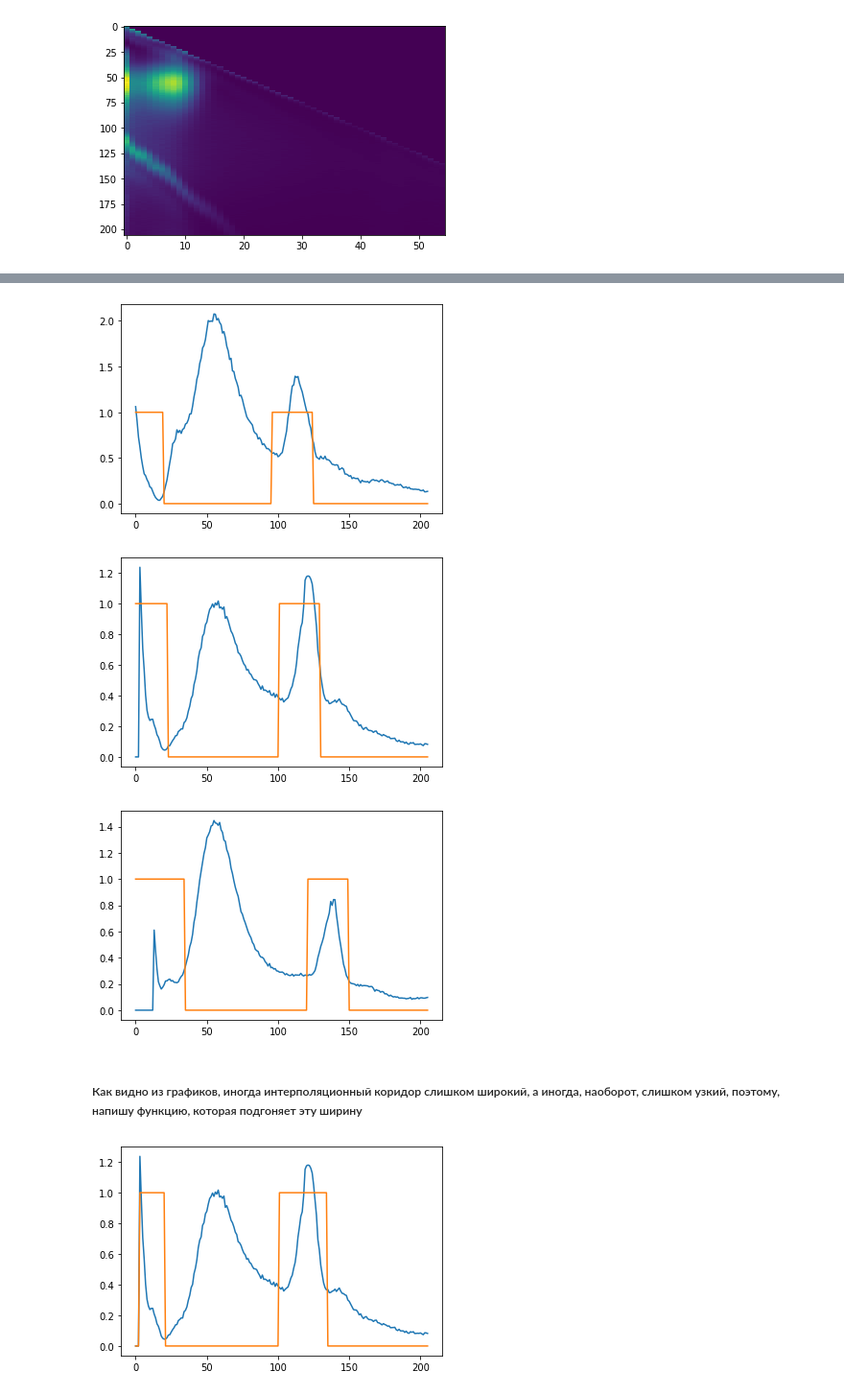
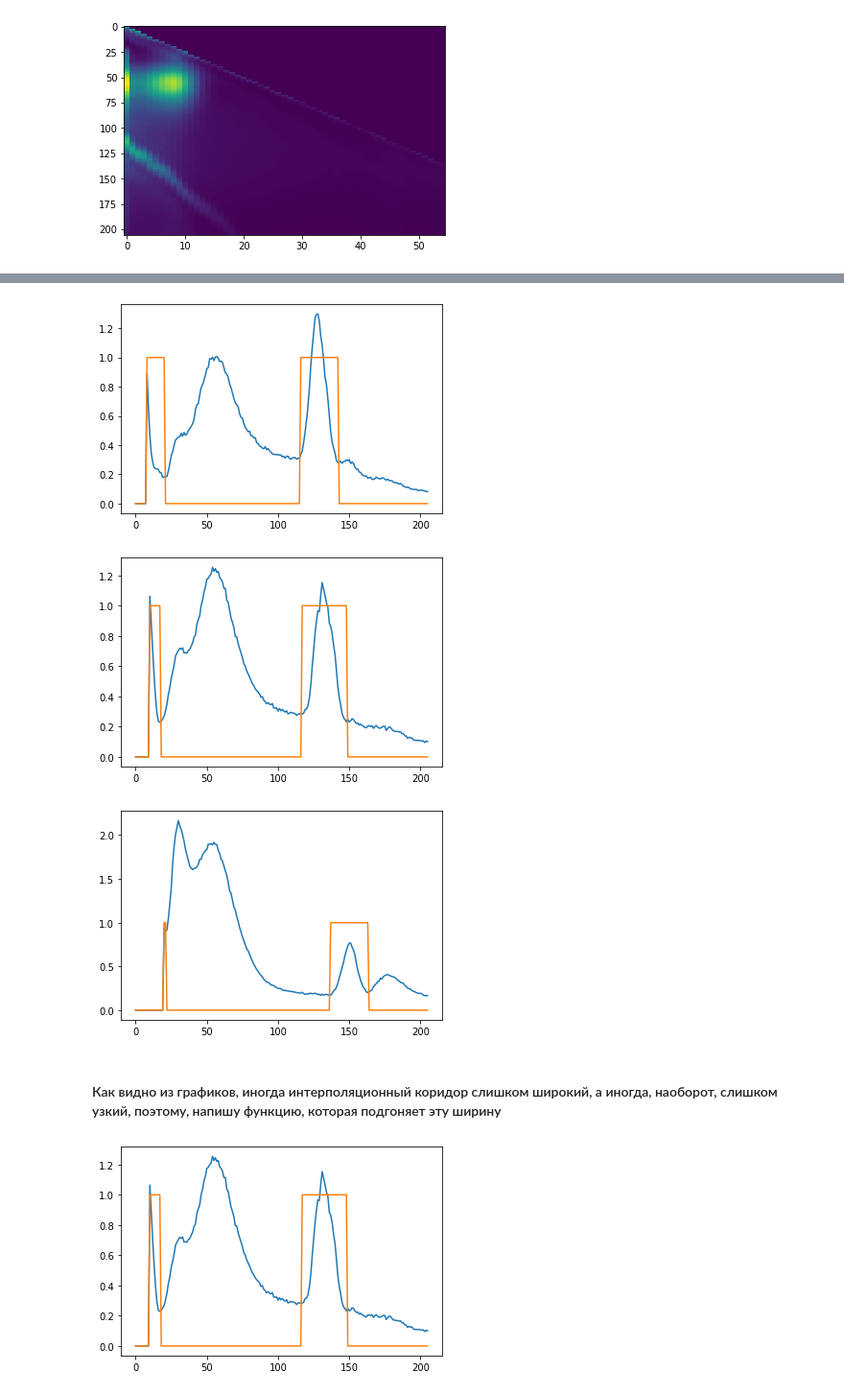
Before and after one commit to 89605502155/ML-repositry, a Jupyter notebook: new_interpolation.ipynb, the cells around one changed output, grey strips where cells are left out. Shown at 96% size. Cells and saved outputs as stored; diff of their text form; code cells hidden in the pictures.

```diff
--- a/new_interpolation.ipynb
+++ b/new_interpolation.ipynb
@@ -53,18 +70,22 @@ plt.show()
+# %%
+koef=3 #количество столбцов, которые будут отрезаны
+X=X[:,:,koef:]
 # %%
-ll=xw.columns.values #колонки
+ll=xw.columns.values[koef:] #колонки
 lrl=xw.index.values #строчки
 lrl=lrl.astype(float)
 ll=ll.astype(float)
-Xw=np.zeros([206,55]) #инициализирую массив нулей
+Xw=np.zeros([len(lrl),len(ll)]) #инициализирую массив нулей
 cons=3400
 def lo(t):
     return  1/((1/t) - (cons/1e7))
-for i in range(0,206):
-    for j in range(0,55):
+for i in range(0,len(lrl)):
+    for j in range(0,len(ll)):
         if (
                 (math.fabs((2*ll[j])-(lrl[i]))<30) or
                 (math.fabs(ll[j]-(lrl[i]))<30) or
                 (math.fabs((2*lrl[i])-(lo(ll[j])))<30) or
                 (math.fabs(lrl[i]-lo(ll[j]))<30)):
             Xw[i,j]=1.0  #собираю булеву матрицу
+Xw=Xw[:,koef:]
 # %%
@@ -76,23 +97,23 @@ plt.show();
 # %%
-plt.plot(X[34,:,0])
+plt.plot(X[3,:,0])
 plt.plot(Xw[:,0])
 plt.show();
 # %% [output]
-[figure, old version]
+[figure, new version]
 # %%
-plt.plot(X[34,:,1])
+plt.plot(X[3,:,1])
 plt.plot(Xw[:,1])
 plt.show();
 # %% [output]
-[figure, old version]
+[figure, new version]
 # %%
-plt.plot(X[34,:,5])
+plt.plot(X[3,:,5])
 plt.plot(Xw[:,5])
 plt.show();
 # %% [output]
-[figure, old version]
+[figure, new version]
 # %% [markdown]
-##### Как видно из графиков, иногда интерполяционный коридор слишком широкий, а иногда, наоборот, слишком узкий, поэтому, напишу функцию, которая подгоняет эту ширину
+#### Как видно из графиков, иногда интерполяционный коридор слишком широкий, а иногда, наоборот, слишком узкий, поэтому, напишу функцию, которая подгоняет эту ширину
 # %%
 def function_1 (data, bool_vector, relation):
     for i in range(0,len(bool_vector)-1):
@@ -105,4 +126,12 @@ def function_1 (data, bool_vector, relation):
                 i-=1
             if ((data[i]/data[i+1])>=relation):
                 bool_vector[i+1]=1
+        if (bool_vector[i]==0) and (bool_vector[i+1]==1):
+            while data[i]>=data[i+1]:
+                bool_vector[i+1]=0
+                i+=1
+    # Я заметил, что на некоторых образцах коридор 1 оказывается настолько широким, что помимо сигнала рассеяния
+    # полностью захватывает наш сигнал, поэтому нужно ещё раз пройтись (Смотреть образец №3)
+    for i in range(0,len(bool_vector)-1):
+
     return bool_vector
@@ -109,10 +143,10 @@ def function_1 (data, bool_vector, relation):
 # %%
-for i in range(0,35):
-    Xw[:,i]=function_1(X[34,:,i],Xw[:,i],1.01)
+for i in range(0,32):
+    Xw[:,i]=function_1(X[3,:,i],Xw[:,i],1.01)
 # %%
-plt.plot(X[34,:,1])
+plt.plot(X[3,:,1])
 plt.plot(Xw[:,1])
 plt.show();
 # %% [output]
-[figure, old version]
+[figure, new version]
 # %%
```
Also changed, not shown: parts of 10 cells of this notebook.
